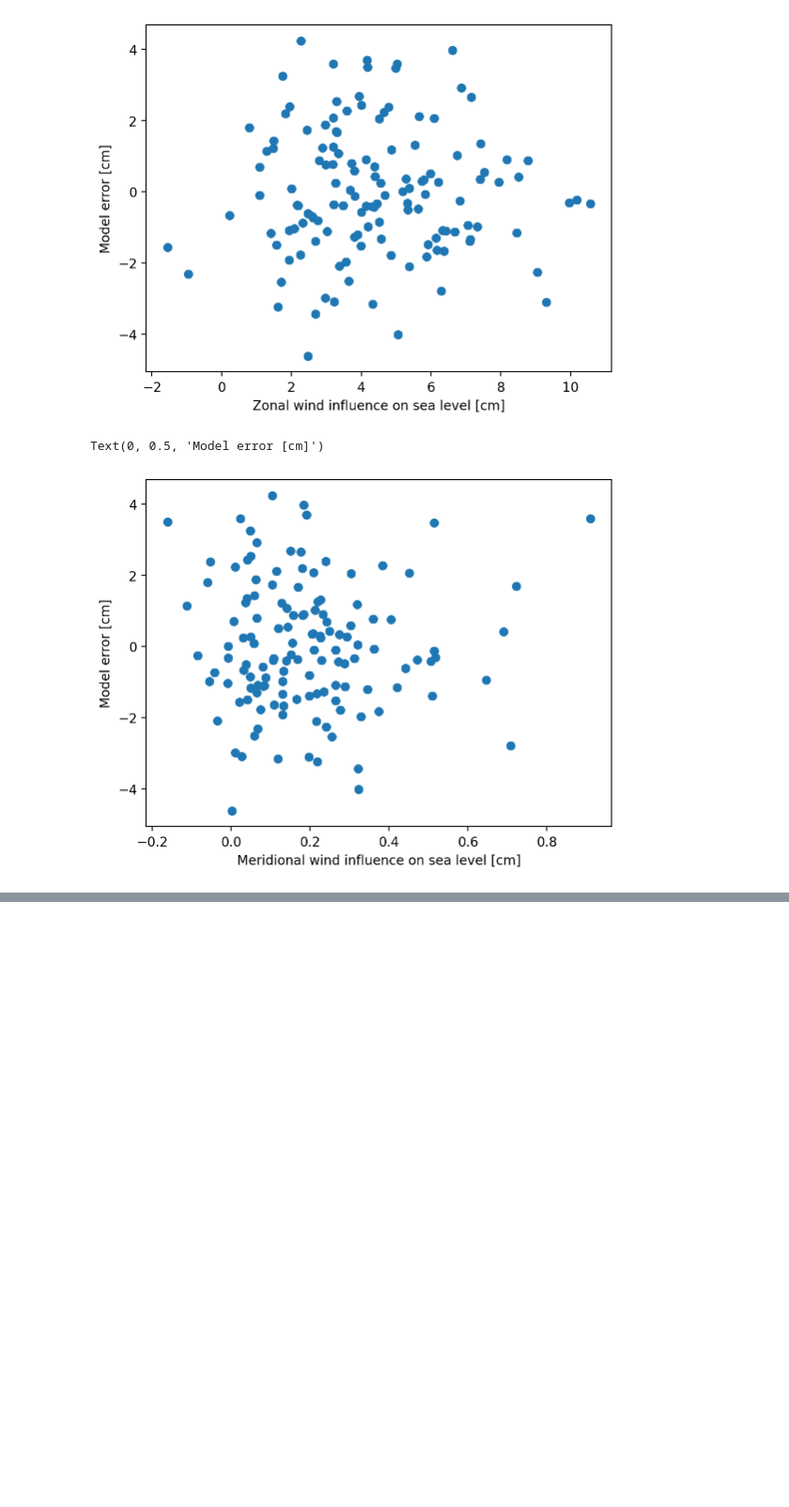
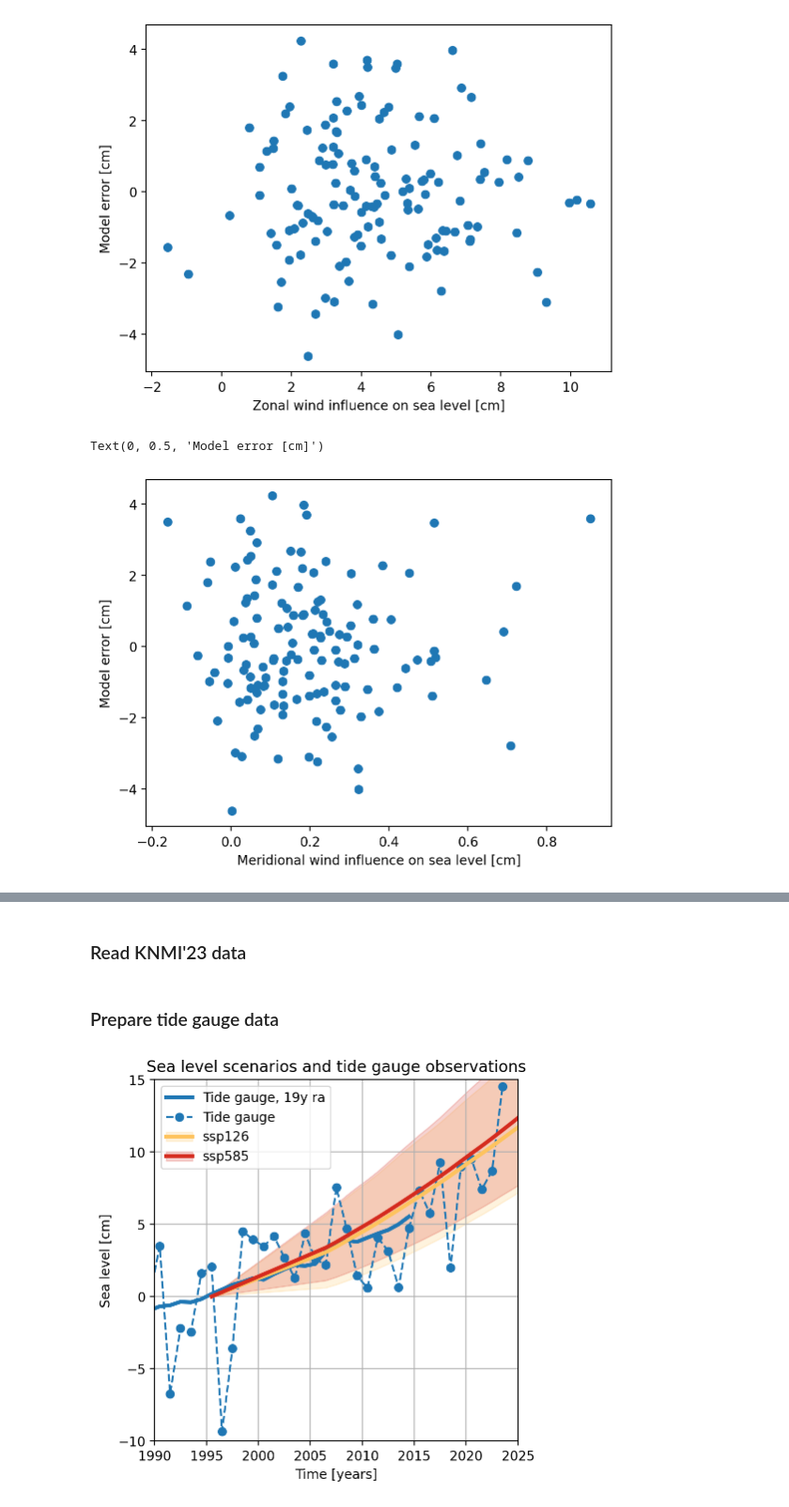
Before and after one commit to KNMI-sealevel/NetherlandsSeaLevelAcceleration, a Jupyter notebook: monitoring_figures.ipynb, the cells around one changed output, grey strips where cells are left out. Shown at 94% size. Saved outputs shown, nothing was run; the diff lists cells and outputs as text; code cells hidden in the pictures; blank space fills up the shorter version.

Commit message:
Add comparison with KNMI'23 scenarios

```diff
--- a/monitoring_figures.ipynb
+++ b/monitoring_figures.ipynb
@@ -199,0 +202,2 @@ Text(0, 0.5, 'Model error [cm]')
+# %% [markdown]
+### Read KNMI'23 data
@@ -199,0 +216,64 @@ Text(0, 0.5, 'Model error [cm]')
+# %%
+# Specify official KNMI'23 colors
+rgb_red = '#d52b1e'
+rgb_orange = '#f68e64'
+rgb_yellow = '#fec35e'
+# %% [markdown]
+### Prepare tide gauge data
+# %%
+tg_shifted_df = tg_df['Average'].copy()
+# Shift index for comparison with scenarios e.g. the average of year 2000 is moved to 2000.5
+tg_shifted_df.index = tg_shifted_df.index + 0.5
+
+tg_19ra = tg_shifted_df.rolling(19, center=True).mean()
+ref = (tg_19ra.loc[1995.5]+tg_19ra.loc[1994.5])/2
+# %%
+#Plot time series
+fig, ax = plt.subplots(figsize=(5,5))
+
+ax.plot(tg_19ra - ref, '-', color='tab:blue', label='Tide gauge, 19y ra', linewidth=3)
+ax.plot(tg_shifted_df - ref, 'o--', color='tab:blue', label='Tide gauge')
+
+
+KNMI23_ssp126.sel(proc='Total', percentiles=['50']).plot(color=rgb_yellow, linestyle='-', label='KNMI23', linewidth=3)
+
+ax.fill_between(KNMI23_ssp126.time,
+                KNMI23_ssp126.sel(proc='Total', percentiles=['5']).data[0],
+                KNMI23_ssp126.sel(proc='Total', percentiles=['95']).data[0],
+                color=rgb_yellow,
+                alpha=0.2,
+                label='ssp126')
+
+KNMI23_ssp585.sel(proc='Total', percentiles=['50']).plot(color=rgb_red, linestyle='-', label='KNMI23', linewidth=3)
+
+ax.fill_between(KNMI23_ssp585.time,
+                KNMI23_ssp585.sel(proc='Total', percentiles=['5']).data[0],
+                KNMI23_ssp585.sel(proc='Total', percentiles=['95']).data[0],
+                color=rgb_red,
+                alpha=0.2,
+                label='ssp585')
+
+# Adjust the legend
+handles, labels = ax.get_legend_handles_labels()
+
+handles[2] = (handles[2], handles[3])
+handles[3] = (handles[4], handles[5])
+
+labels[2] = 'ssp126'
+labels[3] = 'ssp585'
+
+handles = handles[0:4]
+labels = labels[0:4]
+
+ax.legend(handles, labels)
+
+ax.set_xlim([1990,2025])
+ax.set_ylim([-10,15])
+plt.xlabel('Time [years]')
+plt.ylabel('Sea level [cm]')
+plt.title('Sea level scenarios and tide gauge observations')
+ax.grid(True)
+
+plt.savefig('./figures/CompObsScen_KNMI23_updated.pdf', dpi=150)
+# %% [output]
+[figure, added]
```
Also changed, not shown: parts of 2 cells of this notebook.
